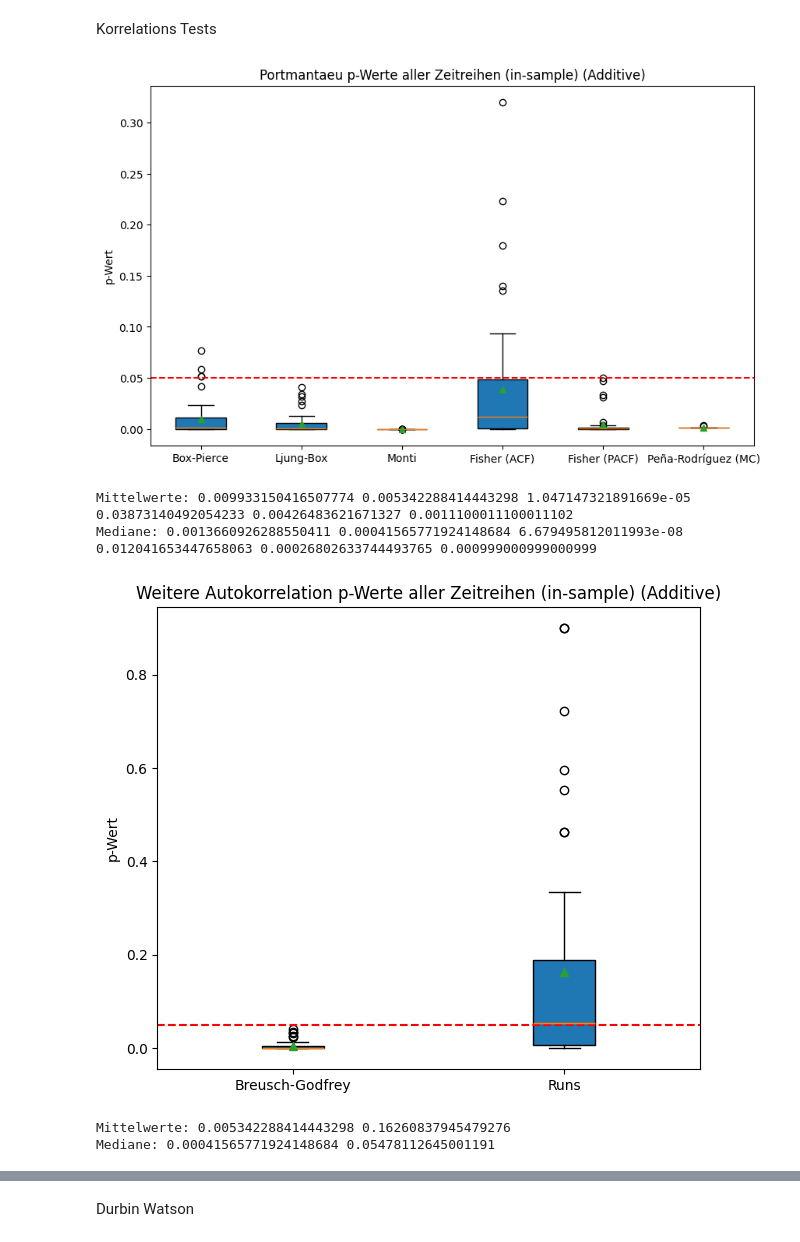
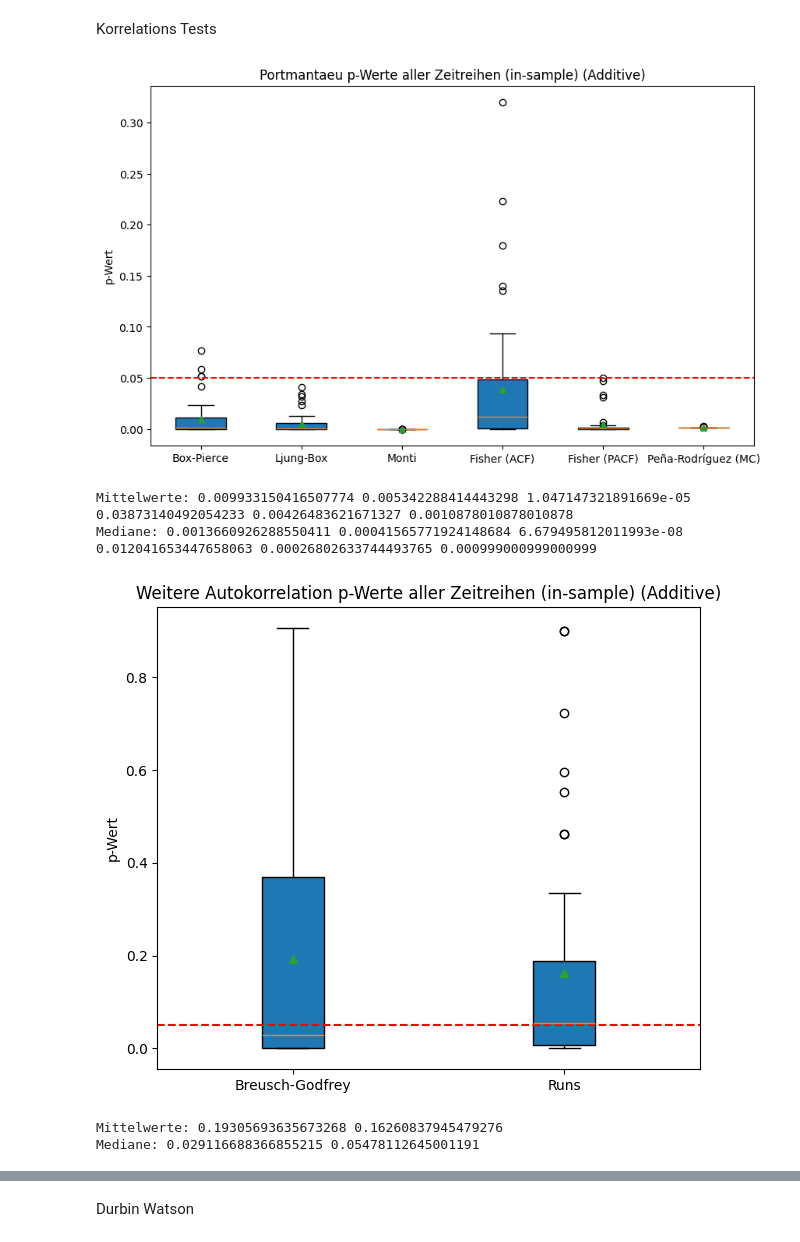
Before and after one commit to netalivo/Bachelor, a Jupyter notebook: main_all_stores_additive.ipynb, the cells around one changed output, grey strips where cells are left out. Drawn from its saved outputs; the diff is of its cells as text; code cells hidden in the pictures.

```diff
--- a/main_all_stores_additive.ipynb
+++ b/main_all_stores_additive.ipynb
@@ -45,8 +45,8 @@ if model_type == 'Naive':
     residuals_dict, fitted_values_dict = naive_for_all_stores('Walmart_Sales.csv')
 
 if model_type == 'Additive':
-    residuals_dict, fitted_values_dict = additive_for_all_stores('Walmart_Sales.csv', sample = 'IS')
-    residuals_oos_dict, fitted_values_oos_dict = additive_for_all_stores('Walmart_Sales.csv', sample = 'OOS')
+    residuals_dict, fitted_values_dict, y_train_dict, y_test_dict = additive_for_all_stores('Walmart_Sales.csv', sample = 'IS')
+    errors_dict, forecast_dict, y_train_dict, y_test_dict = additive_for_all_stores('Walmart_Sales.csv', sample = 'OOS')
 
 if model_type == 'SARIMA':
     sarima_models = SARIMA_for_all_stores('Walmart_Sales.csv', whichorder = 5)
@@ -149,7 +136,7 @@ for store in range(1, 46):
         try:
             if model_type == 'SARIMA':
                 _, p_value = breusch_godfrey_test(model = sarima_models[store], lags = 20, print_results = False)
-            if model_type == 'Naive':
+            if model_type == 'Additive':
                 _, p_value = breusch_godfrey_test_naive(sales, lags = 5, print_results = False)
             bg_pvalues.append(p_value)
         except Exception as e:
@@ -223,34 +210,34 @@ print("Mittelwerte:", np.mean(bp_pvalues), np.mean(lb_pvalues),  np.mean(m_pvalu
 print("Mediane:", np.median(bp_pvalues), np.median(lb_pvalues),  np.median(m_pvalues), np.median(f_pvalues), np.median(f2_pvalues), np.median(pr2_pvalues))
 
 # Boxplot Breusch-Godfrey und Runs-Test
 plt.figure(figsize=(7, 6))
 plt.boxplot(pvalues_other, patch_artist=True, showmeans=True, widths=[0.23, 0.23])
 plt.title('Weitere Autokorrelation p-Werte aller Zeitreihen (in-sample) ({})'.format(model_type))
 plt.ylabel("p-Wert")
 plt.xticks([1, 2], ["Breusch-Godfrey", "Runs"])
 plt.axhline(0.05, color='red', linestyle='--', label='Signifikanzniveau 0.05')
 plt.show()
 
 # Mittelwerte und Median der p-Werte
 print("Mittelwerte:", np.mean(bg_pvalues), np.mean(rt_pvalues))
 print("Mediane:", np.median(bg_pvalues), np.median(rt_pvalues))
 
 
 # Heatmap
 store_names = [f"Store {i+1}" for i in range(pvalues.shape[0])]
 columns = ["Box-Pierce", "Ljung-Box",  "Monti", "Fisher (ACF)", "Fisher (PACF)", "Peña-Rodríguez (MC)", "Breusch-Godfrey", "Runs"]
 df_pvalues = pd.DataFrame(pvalues, index=store_names, columns=columns)
 plt.figure(figsize=(10, len(store_names) * 0.5))  # Dynamische Höhe
 sns.heatmap(df_pvalues, annot=True, fmt=".3f", annot_kws={"size": 14}, cmap="coolwarm", cbar_kws={'label': 'p-Wert'}, vmin=0, vmax=1)
 plt.title('Autokorrelation p-Werte pro Zeitreihe und Test (in-sample) ({})'.format(model_type))
 plt.xlabel("Test")
 plt.ylabel("Store")
 plt.tight_layout()
 plt.show()
 # %% [output]
 [figure]
-Mittelwerte: 0.009933150416507774 0.005342288414443298 1.047147321891669e-05 0.03873140492054233 0.00426483621671327 0.0011100011100011102
+Mittelwerte: 0.009933150416507774 0.005342288414443298 1.047147321891669e-05 0.03873140492054233 0.00426483621671327 0.0010878010878010878
 Mediane: 0.0013660926288550411 0.00041565771924148684 6.679495812011993e-08 0.012041653447658063 0.00026802633744493765 0.000999000999000999
-[figure, old version]
+[figure, new version]
-Mittelwerte: 0.005342288414443298 0.16260837945479276
-Mediane: 0.00041565771924148684 0.05478112645001191
+Mittelwerte: 0.19305693635673268 0.16260837945479276
+Mediane: 0.029116688366855215 0.05478112645001191
```
Also changed, not shown: parts of 17 cells of this notebook, 8 other files.
